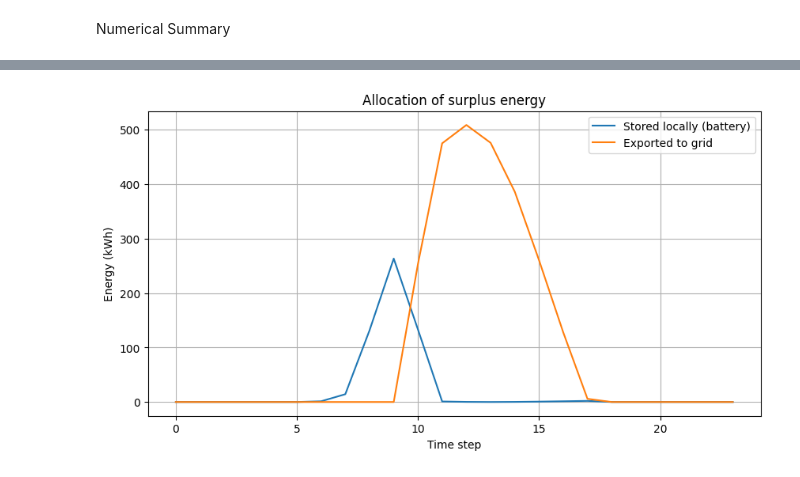
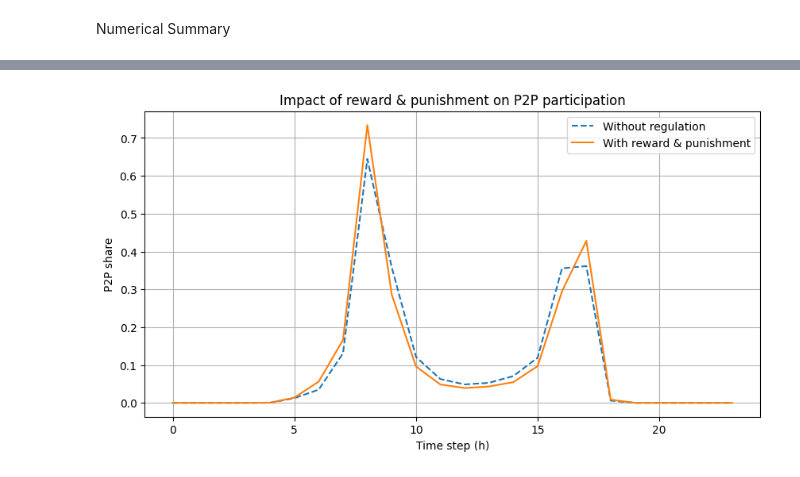
Before and after one commit to thatsnegar/Prosumer_Consumer, a Jupyter notebook: Simulation.ipynb, the cells around one changed output, grey strips where cells are left out. Saved outputs shown, nothing was run; the diff lists cells and outputs as text; code cells hidden in the pictures.

```diff
--- a/Simulation.ipynb
+++ b/Simulation.ipynb
@@ -549,0 +655,6 @@ plt.show()
+# %%
+res_reg = run_simulation(activate_regulator=True)
+res_no  = run_simulation(activate_regulator=False)
+
+hR = res_reg["history"]
+hN = res_no["history"]
@@ -550,13 +679,12 @@ plt.show()
 # %%
 plt.figure(figsize=(10,5))
-plt.plot(t, h["battery_charge"], label="Stored locally (battery)")
-plt.plot(t, h["grid_export"], label="Exported to grid")
-
-plt.xlabel("Time step")
-plt.ylabel("Energy (kWh)")
-plt.title("Allocation of surplus energy")
+plt.plot(hN["p2p_share"], '--', label="Without regulation")
+plt.plot(hR["p2p_share"], label="With reward & punishment")
+plt.xlabel("Time step (h)")
+plt.ylabel("P2P share")
+plt.title("Impact of reward & punishment on P2P participation")
 plt.legend()
 plt.grid(True)
 plt.show()
 # %% [output]
-[figure, old version]
+[figure, new version]
```
Also changed, not shown: parts of 30 cells of this notebook, 11 other files.
